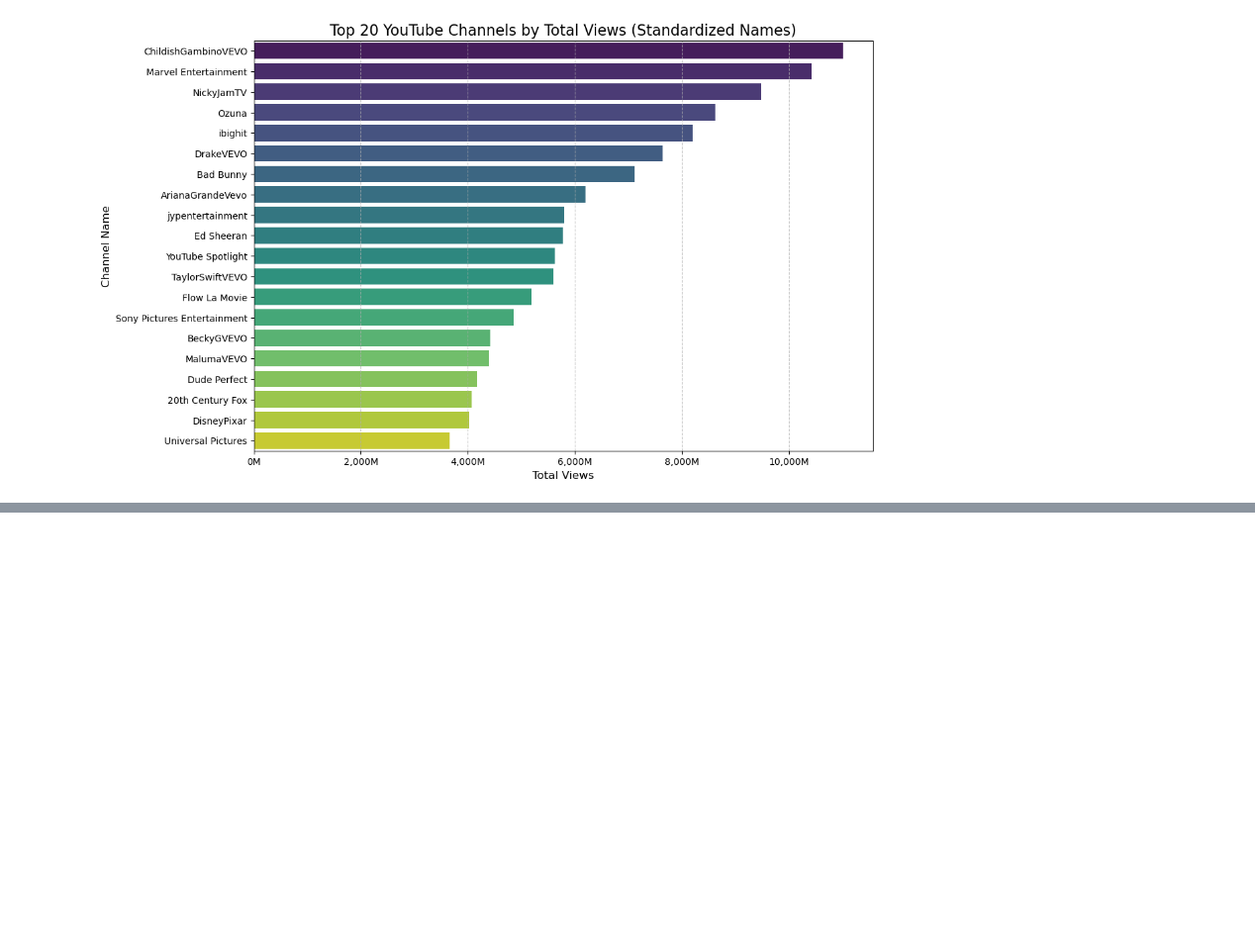
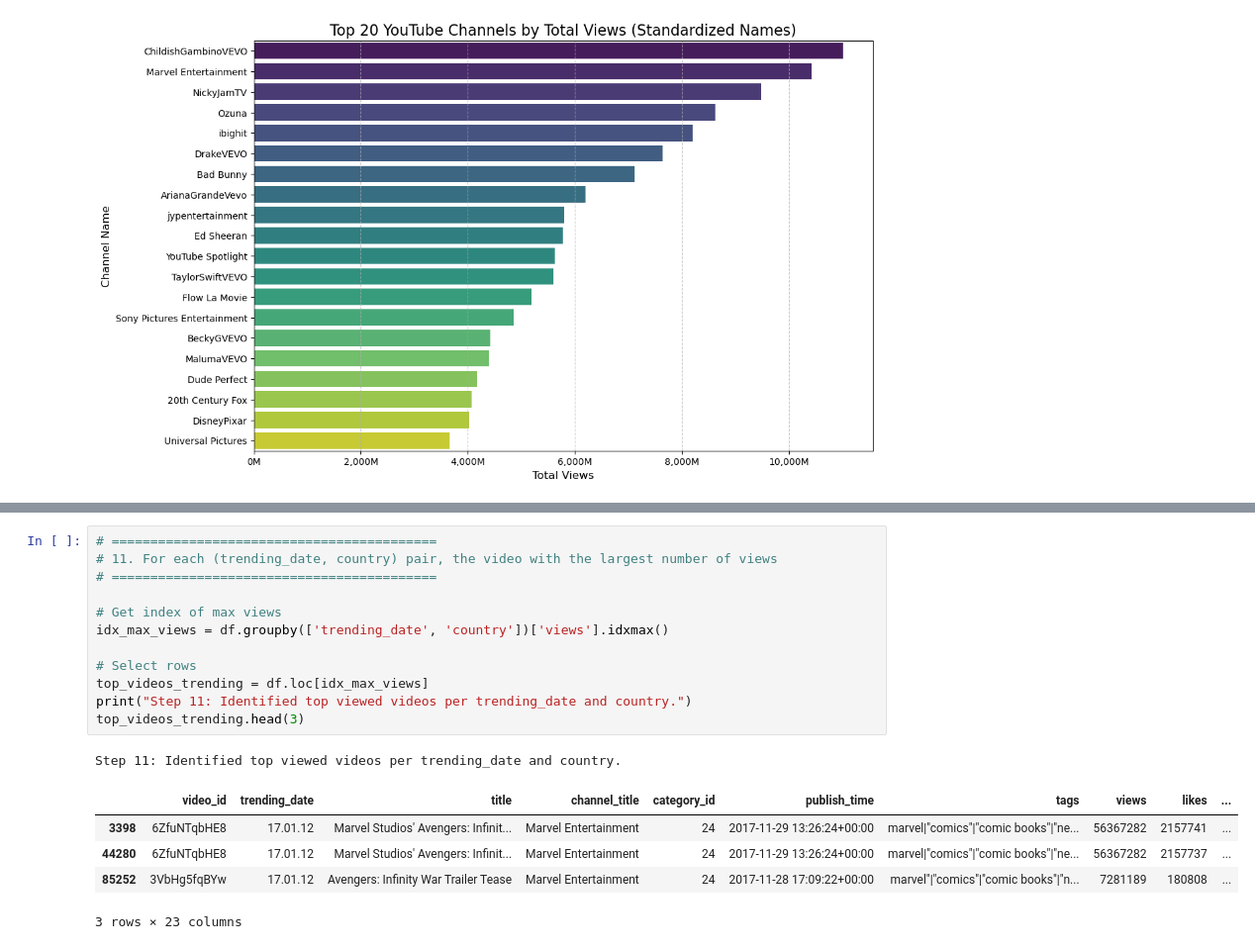
Before and after one commit to MuhammadAbbasi/FCS_Bicocca, a Jupyter notebook: code.ipynb, the cells around one changed output, grey strips where cells are left out. Shown at 99% size. Drawn from its saved outputs; the diff is of its cells as text; blank space fills up the shorter version.

```diff
--- a/code.ipynb
+++ b/code.ipynb
@@ -164,0 +375,19 @@ plt.show()
+# %%
+# ==========================================
+# 11. For each (trending_date, country) pair, the video with the largest number of views
+# ==========================================
+
+# Get index of max views
+idx_max_views = df.groupby(['trending_date', 'country'])['views'].idxmax()
+
+# Select rows
+top_videos_trending = df.loc[idx_max_views]
+print("Step 11: Identified top viewed videos per trending_date and country.")
+top_videos_trending.head(3)
+# %% [output]
+Step 11: Identified top viewed videos per trending_date and country.
+|  | video_id | trending_date | title | channel_title | category_id | publish_time | tags | views | likes | ... |
+| 3398 | 6ZfuNTqbHE8 | 17.01.12 | Marvel Studios' Avengers: Infinit... | Marvel Entertainment | 24 | 2017-11-29 13:26:24+00:00 | marvel|"comics"|"comic books"|"ne... | 56367282 | 2157741 | ... |
+| 44280 | 6ZfuNTqbHE8 | 17.01.12 | Marvel Studios' Avengers: Infinit... | Marvel Entertainment | 24 | 2017-11-29 13:26:24+00:00 | marvel|"comics"|"comic books"|"ne... | 56367282 | 2157737 | ... |
+| 85252 | 3VbHg5fqBYw | 17.01.12 | Avengers: Infinity War Trailer Tease | Marvel Entertainment | 24 | 2017-11-28 17:09:22+00:00 | marvel"|"comics"|"comic books"|"n... | 7281189 | 180808 | ... |
+3 rows × 23 columns
```
Also changed, not shown: parts of 16 cells of this notebook.
